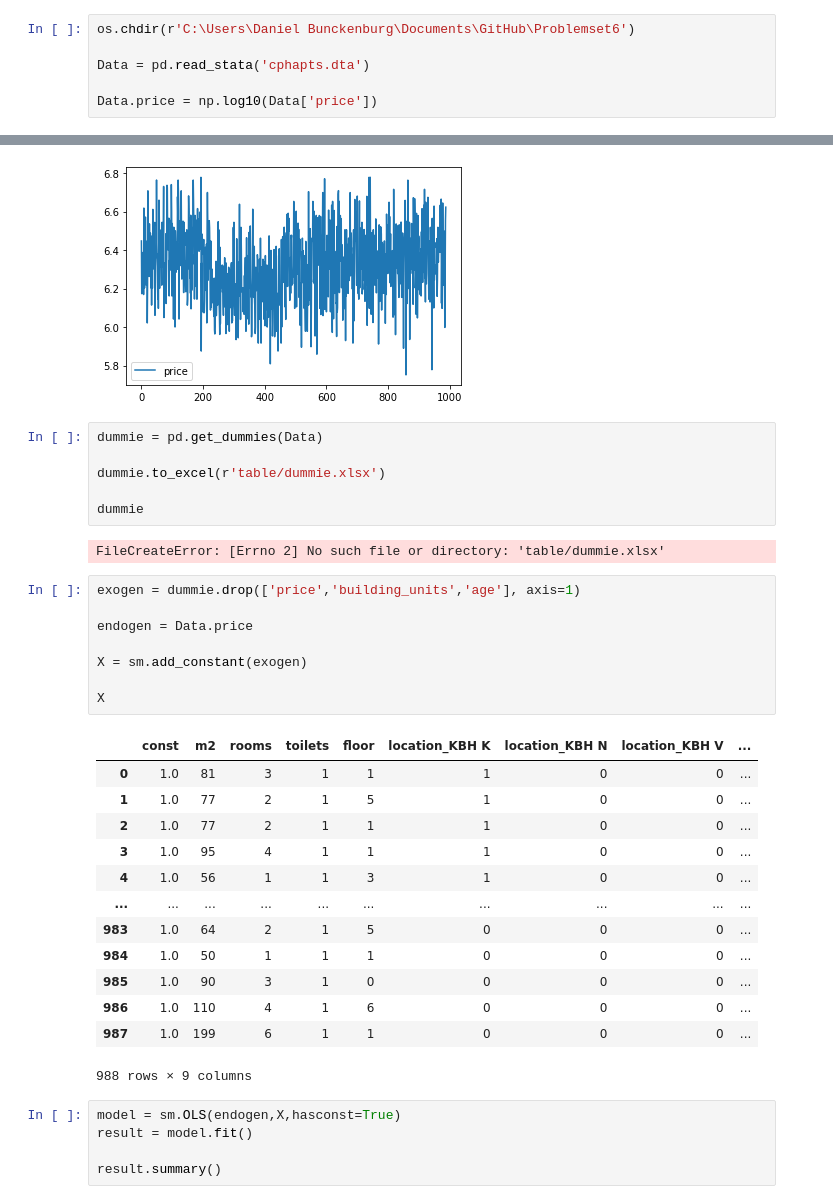
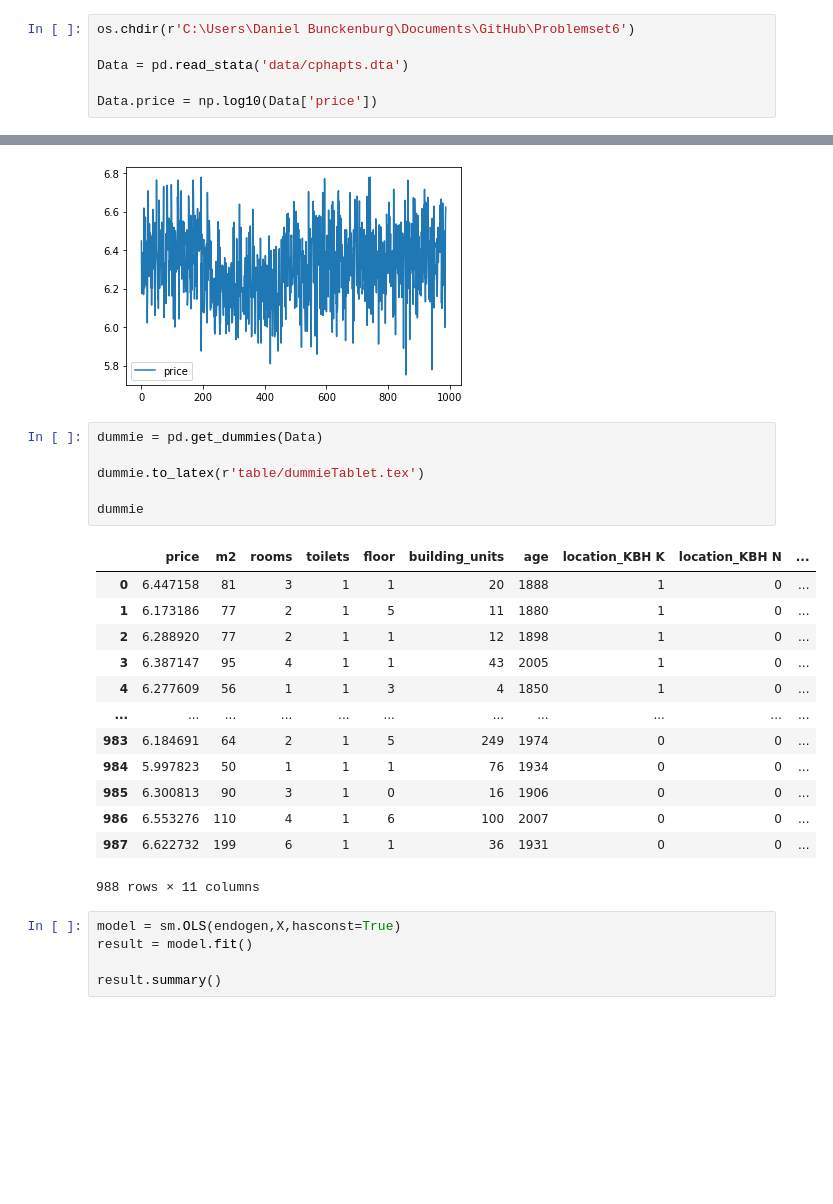
Before and after one commit to Danielbunckenburg/Problemset6, a Jupyter notebook: Problemset 6.ipynb, the cells around one changed output, grey strips where cells are left out. Drawn from its saved outputs; the diff is of its cells as text; blank space fills up the shorter version.

```diff
--- a/Problemset 6.ipynb
+++ b/Problemset 6.ipynb
@@ -7,7 +7,7 @@ import matplotlib.pyplot as plt
 # %%
 os.chdir(r'C:\Users\Daniel Bunckenburg\Documents\GitHub\Problemset6')
 
-Data = pd.read_stata('cphapts.dta')
+Data = pd.read_stata('data/cphapts.dta')
 
 Data.price = np.log10(Data['price'])
 # %%
@@ -22,33 +22,23 @@ plt.show()
 # %%
 dummie = pd.get_dummies(Data)
 
-dummie.to_excel(r'table/dummie.xlsx')
+dummie.to_latex(r'table/dummieTablet.tex')
 
 dummie
 # %% [output]
+|  | price | m2 | rooms | toilets | floor | building_units | age | location_KBH K | location_KBH N | ... |
+| 0 | 6.447158 | 81 | 3 | 1 | 1 | 20 | 1888 | 1 | 0 | ... |
+| 1 | 6.173186 | 77 | 2 | 1 | 5 | 11 | 1880 | 1 | 0 | ... |
+| 2 | 6.288920 | 77 | 2 | 1 | 1 | 12 | 1898 | 1 | 0 | ... |
+| 3 | 6.387147 | 95 | 4 | 1 | 1 | 43 | 2005 | 1 | 0 | ... |
+| 4 | 6.277609 | 56 | 1 | 1 | 3 | 4 | 1850 | 1 | 0 | ... |
+| ... | ... | ... | ... | ... | ... | ... | ... | ... | ... | ... |
+| 983 | 6.184691 | 64 | 2 | 1 | 5 | 249 | 1974 | 0 | 0 | ... |
+| 984 | 5.997823 | 50 | 1 | 1 | 1 | 76 | 1934 | 0 | 0 | ... |
+| 985 | 6.300813 | 90 | 3 | 1 | 0 | 16 | 1906 | 0 | 0 | ... |
+| 986 | 6.553276 | 110 | 4 | 1 | 6 | 100 | 2007 | 0 | 0 | ... |
+| 987 | 6.622732 | 199 | 6 | 1 | 1 | 36 | 1931 | 0 | 0 | ... |
-FileCreateError: [Errno 2] No such file or directory: 'table/dummie.xlsx'
+988 rows × 11 columns
-# %%
-exogen = dummie.drop(['price','building_units','age'], axis=1)
-
-endogen = Data.price
-
-X = sm.add_constant(exogen)
-
-X
-# %% [output]
-|  | const | m2 | rooms | toilets | floor | location_KBH K | location_KBH N | location_KBH V | ... |
-| 0 | 1.0 | 81 | 3 | 1 | 1 | 1 | 0 | 0 | ... |
-| 1 | 1.0 | 77 | 2 | 1 | 5 | 1 | 0 | 0 | ... |
-| 2 | 1.0 | 77 | 2 | 1 | 1 | 1 | 0 | 0 | ... |
-| 3 | 1.0 | 95 | 4 | 1 | 1 | 1 | 0 | 0 | ... |
-| 4 | 1.0 | 56 | 1 | 1 | 3 | 1 | 0 | 0 | ... |
-| ... | ... | ... | ... | ... | ... | ... | ... | ... | ... |
-| 983 | 1.0 | 64 | 2 | 1 | 5 | 0 | 0 | 0 | ... |
-| 984 | 1.0 | 50 | 1 | 1 | 1 | 0 | 0 | 0 | ... |
-| 985 | 1.0 | 90 | 3 | 1 | 0 | 0 | 0 | 0 | ... |
-| 986 | 1.0 | 110 | 4 | 1 | 6 | 0 | 0 | 0 | ... |
-| 987 | 1.0 | 199 | 6 | 1 | 1 | 0 | 0 | 0 | ... |
-988 rows × 9 columns
 # %%
 model = sm.OLS(endogen,X,hasconst=True)
 result = model.fit()
```
